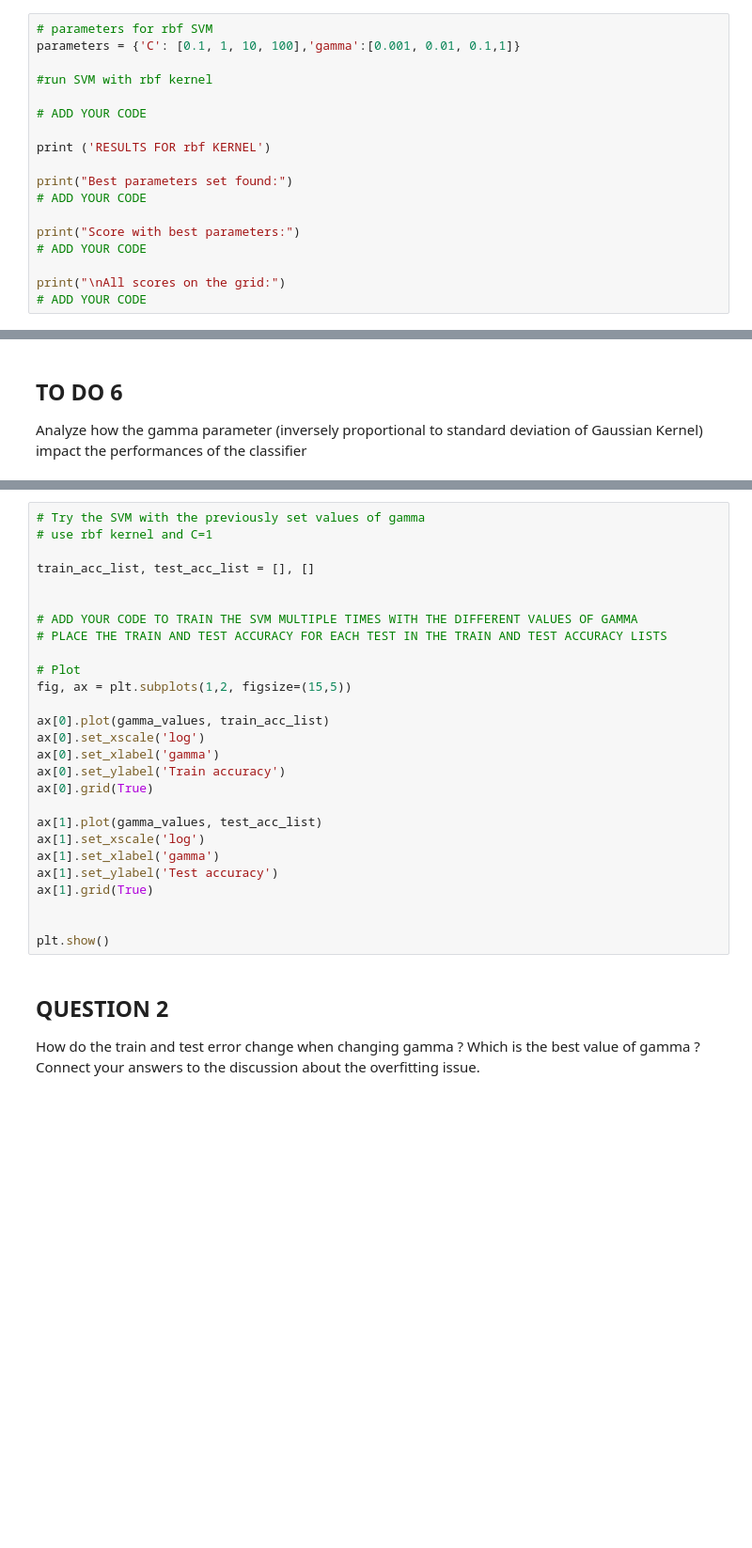
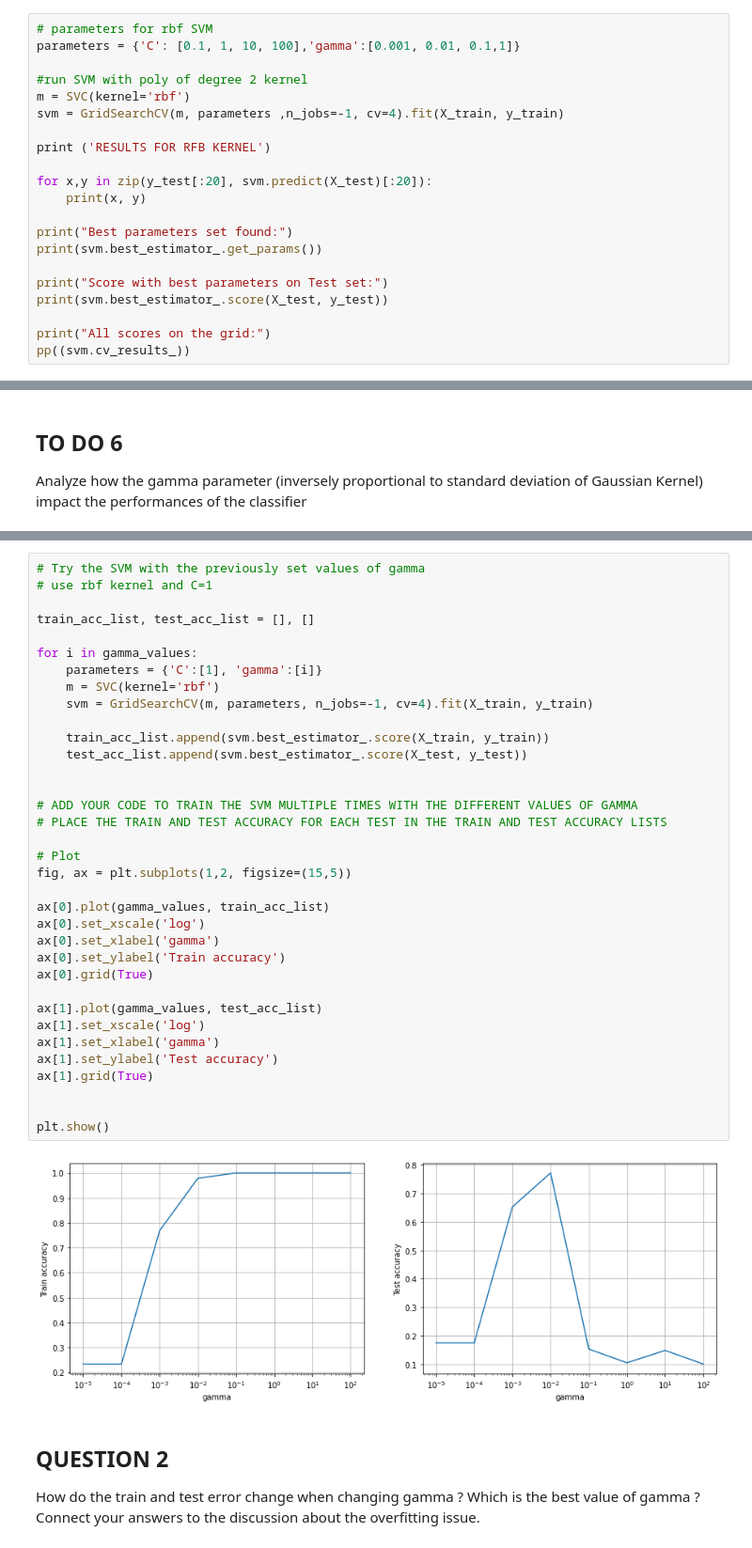
Before and after one commit to maxhoeth/LaboratoryOfComputationalPhysics_Y4, a Jupyter notebook: Lab2/Max_hoeth_lab2.ipynb, the cells around one changed output, grey strips where cells are left out. Shown: that part at 94% size. Cells and saved outputs as stored; diff of their text form; blank space fills up the shorter version.

```diff
--- a/Lab2/Max_hoeth_lab2.ipynb
+++ b/Lab2/Max_hoeth_lab2.ipynb
@@ -255,18 +269,21 @@ Pick a model for the Radial Basis Function kernel:
 # parameters for rbf SVM
 parameters = {'C': [0.1, 1, 10, 100],'gamma':[0.001, 0.01, 0.1,1]}
 
-#run SVM with rbf kernel
+#run SVM with poly of degree 2 kernel
+m = SVC(kernel='rbf')
+svm = GridSearchCV(m, parameters ,n_jobs=-1, cv=4).fit(X_train, y_train)
 
-# ADD YOUR CODE
+print ('RESULTS FOR RFB KERNEL')
 
-print ('RESULTS FOR rbf KERNEL')
+for x,y in zip(y_test[:20], svm.predict(X_test)[:20]):
+    print(x, y)
 
 print("Best parameters set found:")
-# ADD YOUR CODE
+print(svm.best_estimator_.get_params())
 
-print("Score with best parameters:")
-# ADD YOUR CODE
+print("Score with best parameters on Test set:")
+print(svm.best_estimator_.score(X_test, y_test))
 
-print("\nAll scores on the grid:")
-# ADD YOUR CODE
+print("All scores on the grid:")
+pp((svm.cv_results_))
 # %% [output]
@@ -307,30 +343,40 @@ print(gamma_values)
 # %%
 # Try the SVM with the previously set values of gamma
 # use rbf kernel and C=1
 
 train_acc_list, test_acc_list = [], []
+
+for i in gamma_values:
+    parameters = {'C':[1], 'gamma':[i]}
+    m = SVC(kernel='rbf')
+    svm = GridSearchCV(m, parameters, n_jobs=-1, cv=4).fit(X_train, y_train)
+
+    train_acc_list.append(svm.best_estimator_.score(X_train, y_train))
+    test_acc_list.append(svm.best_estimator_.score(X_test, y_test))
 
 
 # ADD YOUR CODE TO TRAIN THE SVM MULTIPLE TIMES WITH THE DIFFERENT VALUES OF GAMMA
 # PLACE THE TRAIN AND TEST ACCURACY FOR EACH TEST IN THE TRAIN AND TEST ACCURACY LISTS
 
 # Plot
 fig, ax = plt.subplots(1,2, figsize=(15,5))
 
 ax[0].plot(gamma_values, train_acc_list)
 ax[0].set_xscale('log')
 ax[0].set_xlabel('gamma')
 ax[0].set_ylabel('Train accuracy')
 ax[0].grid(True)
 
 ax[1].plot(gamma_values, test_acc_list)
 ax[1].set_xscale('log')
 ax[1].set_xlabel('gamma')
 ax[1].set_ylabel('Test accuracy')
 ax[1].grid(True)
 
 
 plt.show()
+# %% [output]
+[figure, added]
 # %% [markdown]
 ## QUESTION 2
 How do the train and test error change when changing gamma ? Which is the best value of gamma ?
```
Also changed, not shown: parts of 22 cells of this notebook.
